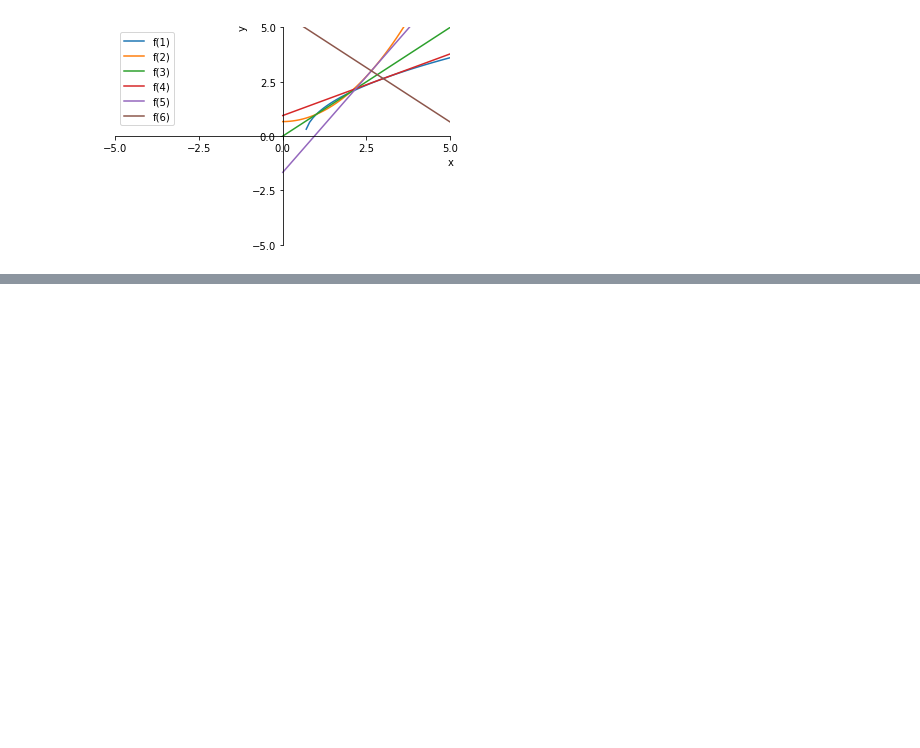
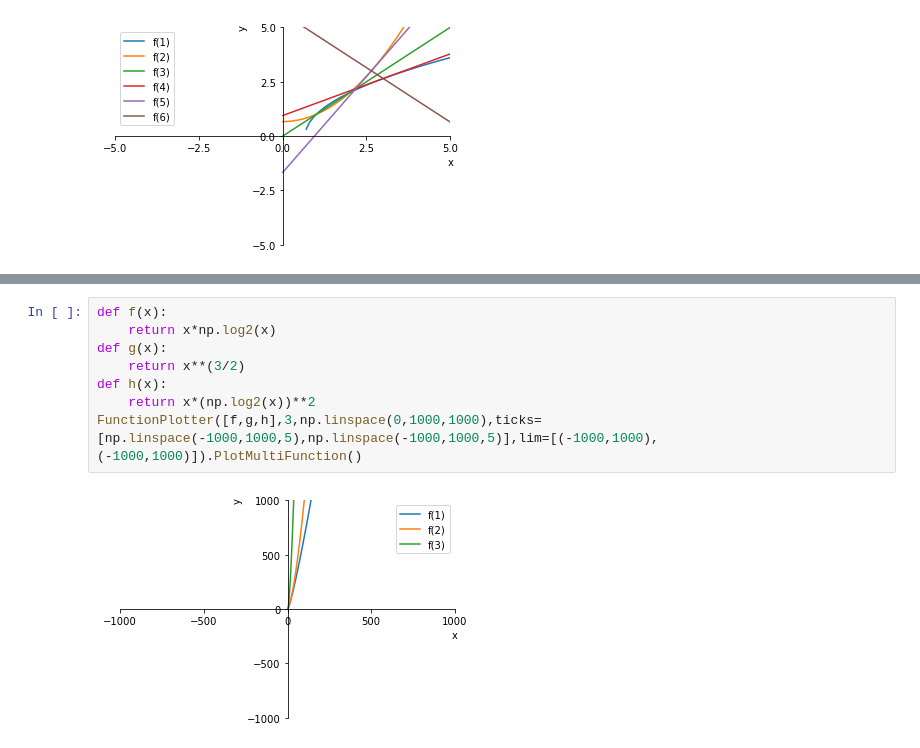
Before and after one commit to Zhurp2020/NLP-from-scratch, a Jupyter notebook: Thomas Calculus/Chapter 7 code.ipynb, the cells around one changed output, grey strips where cells are left out. Drawn from its saved outputs; the diff is of its cells as text; blank space fills up the shorter version.

```diff
--- a/Thomas Calculus/Chapter 7 code.ipynb
+++ b/Thomas Calculus/Chapter 7 code.ipynb
@@ -97,0 +115,10 @@ FunctionPlotter([f,g,i,f1,g1,fg],1).PlotMultiFunction()
+# %%
+def f(x):
+    return x*np.log2(x)
+def g(x):
+    return x**(3/2)
+def h(x):
+    return x*(np.log2(x))**2
+FunctionPlotter([f,g,h],3,np.linspace(0,1000,1000),ticks=[np.linspace(-1000,1000,5),np.linspace(-1000,1000,5)],lim=[(-1000,1000),(-1000,1000)]).PlotMultiFunction()
+# %% [output]
+[figure, added]
```
Also changed, not shown: parts of 1 cell of this notebook, 2 other files.
